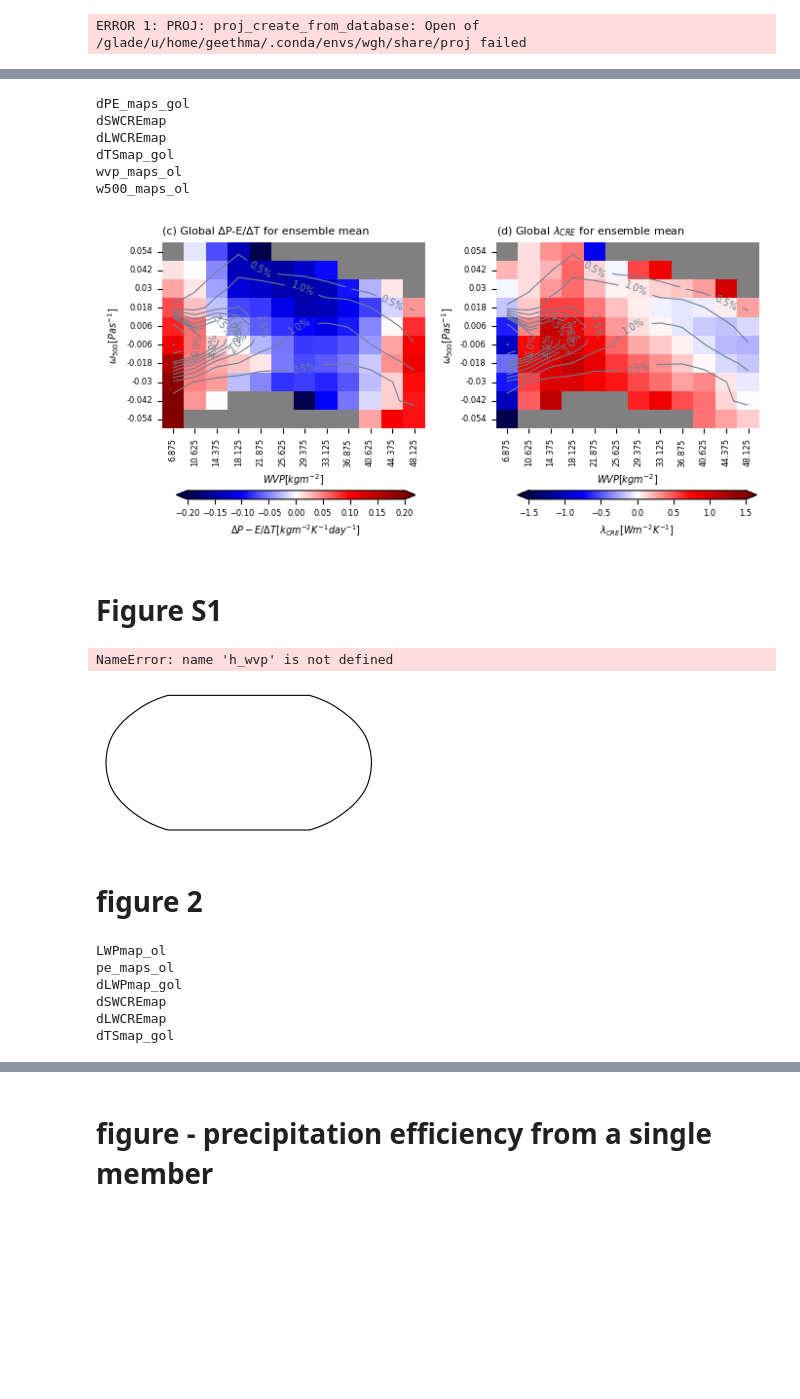
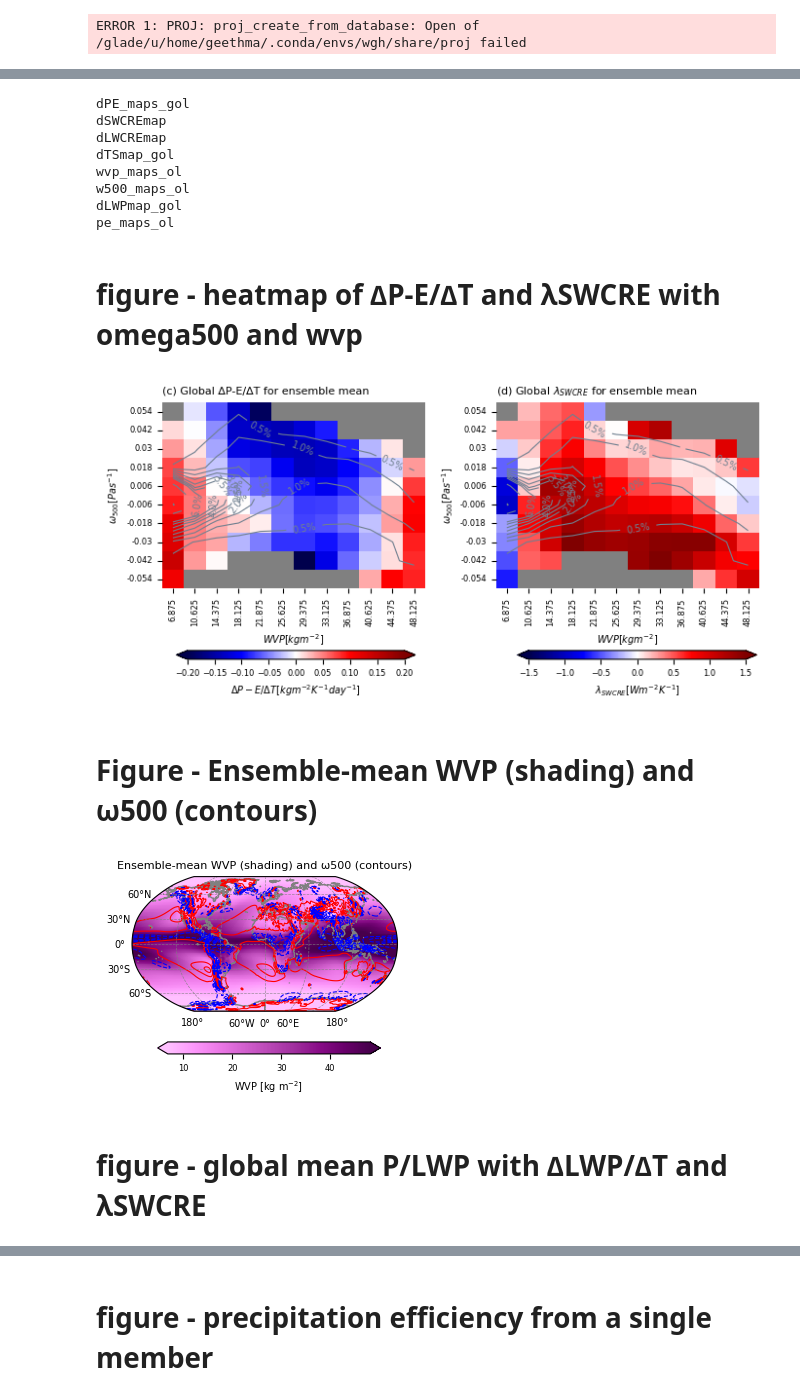
Before and after one commit to wgh-private/globalFB_precipeff, a Jupyter notebook: finalwork.ipynb, the cells around one changed output, grey strips where cells are left out. Saved outputs shown, nothing was run; the diff lists cells and outputs as text; code cells hidden in the pictures; blank space fills up the shorter version.

```diff
--- a/finalwork.ipynb
+++ b/finalwork.ipynb
@@ -41,5 +41,5 @@ tick_fontsize = 6
 # %%
-var_list = ['dPE_maps_gol', 'dSWCREmap', 'dLWCREmap', 'dTSmap_gol', 'wvp_maps_ol', 'w500_maps_ol']
+var_list = ['dPE_maps_gol', 'dSWCREmap', 'dLWCREmap', 'dTSmap_gol', 'wvp_maps_ol', 'w500_maps_ol', 'dLWPmap_gol', 'pe_maps_ol']
 var_dict = {var: load_xarray(var) for var in var_list}
 
 ### Select only common runs for all datasets
@@ -57,5 +57,10 @@ dLWCREmap
 dTSmap_gol
 wvp_maps_ol
 w500_maps_ol
+dLWPmap_gol
+pe_maps_ol
+# %%
+dGMT = lat_weight_mean(var_dict['dTSmap_gol'])[0]
 # %%
-totdCRE_g = (var_dict['dLWCREmap']+var_dict['dSWCREmap'])/var_dict['dTSmap_gol']
+# totdCRE_g = (var_dict['dLWCREmap']+var_dict['dSWCREmap'])/var_dict['dTSmap_gol']
+totdCRE_g = (var_dict['dSWCREmap'])/dGMT  #[Wm-2K-1]
@@ -62,3 +69,3 @@ totdCRE_g = (var_dict['dLWCREmap']+var_dict['dSWCREmap'])/var_dict['dTSmap_gol']
 # %%
-dPE_p = var_dict['dPE_maps_gol']*86400/var_dict['dTSmap_gol']
+dPE_p = var_dict['dPE_maps_gol']*86400/dGMT  #[kgm-2day-1K-1]
 # %%
@@ -68,3 +93,5 @@ w500_g = var_dict['w500_maps_ol']
+# %% [markdown]
+# figure - heatmap of ∆P-E/∆T and λSWCRE with omega500 and wvp
 # %%
 'get the 2D binned statistic'
 ### get the 2D binned statistic
@@ -209,38 +236,38 @@ sns.heatmap(
 # Overlay contours
 X, Y = np.meshgrid(np.arange(density_percentage.shape[1]), np.arange(density_percentage.shape[0]))
 contour = ax[1].contour(
     X + 0.5, Y + 0.5, density_percentage,
     levels=contour_levels,
     colors='slategrey', linewidths=0.8
 )
 ax[1].clabel(contour, fmt="%.1f%%", inline=True, fontsize=label_fontsize)
 
 # Labels and title
 ax[1].set_xlabel('$WVP [kgm^{-2}]$', fontsize=label_fontsize)
 ax[1].set_ylabel('$\omega_{500}[Pas^{-1}]$', fontsize=label_fontsize)
-ax[1].set_title('(d) Global $\lambda_{CRE}$ for ensemble mean', loc='left', fontsize=title_fontsize)
+ax[1].set_title('(d) Global $\lambda_{SWCRE}$ for ensemble mean', loc='left', fontsize=title_fontsize)
 ax[1].tick_params(axis='both', labelsize=tick_fontsize)
 
 # Manually place colorbar for ax[0]
 cax0 = fig.add_axes([0.125, 0.01, 0.35, 0.03])  # [left, bottom, width, height]
 cb0 = fig.colorbar(ax[0].collections[0], cax=cax0, orientation='horizontal', extend='both')
 cb0.set_label('$\Delta P-E/ \Delta T [kgm^{-2}K^{-1}day^{-1}]$', fontsize=label_fontsize)
 cb0.ax.tick_params(labelsize=tick_fontsize)
 
 # Manually place colorbar for ax[1]
 cax1 = fig.add_axes([0.625, 0.01, 0.35, 0.03])
 cb1 = fig.colorbar(ax[1].collections[0], cax=cax1, orientation='horizontal', extend='both')
-cb1.set_label('$\lambda_{CRE} [Wm^{-2}K^{-1}]$', fontsize=label_fontsize)
+cb1.set_label('$\lambda_{SWCRE} [Wm^{-2}K^{-1}]$', fontsize=label_fontsize)
 cb1.ax.tick_params(labelsize=tick_fontsize)
 
 plt.tight_layout()
 plt.savefig('final_figures/heatmap.png',
             bbox_inches='tight', facecolor='white', dpi=500)
 plt.show()
 # %% [output]
-[figure, old version]
+[figure, new version]
 # %% [markdown]
-# Figure S1
+# Figure - Ensemble-mean WVP (shading) and ω500 (contours)
 # %%
 pr_cmap = (LinearSegmentedColormap.from_list('pr_cmap', themes.palettes.Sequential.purples)).reversed()
 # %%
@@ -291,42 +318,6 @@ ax.set_title('Ensemble-mean WVP (shading) and ω500 (contours)', fontsize=title_
 plt.savefig('final_figures/wvp_omega_map.png', bbox_inches='tight', dpi=500, facecolor='white')
 plt.show()
 # %% [output]
-NameError: name 'h_wvp' is not defined
-[figure, old version]
+[figure, new version]
 # %% [markdown]
-# figure 2
+# figure - global mean P/LWP with ∆LWP/∆T and λSWCRE
-# %%
-# file = np.load('/glade/campaign/uwyo/wyom0124/variables_filtered/pe.npz')
-# PE_g_mean = xr.DataArray(file['data'], dims=['runs'], coords={'runs':file['runs']})  # [s-1]
-
-var_list = ['LWPmap_ol', 'pe_maps_ol', 'dLWPmap_gol', 'dSWCREmap', 'dLWCREmap', 'dTSmap_gol']
-var_dict = {var: load_xarray(var) for var in var_list}
-
-### Select only common runs for all datasets
-var_keys = list(var_dict.keys())
-common_members = var_dict[var_keys[0]]["runs"].values
-for name in var_keys:
-    print(name)
-    common_members = np.intersect1d(common_members, var_dict[name]["runs"].values)
-
-var_dict = {name: ds.sel(runs=common_members) for name, ds in var_dict.items()}
-
-totdCRE_g = (var_dict['dLWCREmap']+var_dict['dSWCREmap'])/var_dict['dTSmap_gol']
-# common_members = np.intersect1d(PE_g_mean['runs'], totdCRE_g['runs'])
-# totdCRE_g = totdCRE_g.sel(runs=common_members)
-PE_g_mean = totdCRE_g.copy()
-# PE_g_mean = PE_g_mean.sel(runs=common_members)
-dVAR_map_o = [var_dict['dLWPmap_gol'].data/var_dict['dTSmap_gol'].data, totdCRE_g.data]
-dVAR_map_o = np.array(dVAR_map_o)
-dVar_name = ['∆LWP/∆T', 'λ$_{CRE}$']
-
-grad = [PE_g_mean.data]
-grad = np.array(grad)
-grad_name = ['P/LWP']
-# %% [output]
-LWPmap_ol
-pe_maps_ol
-dLWPmap_gol
-dSWCREmap
-dLWCREmap
-dTSmap_gol
```
Also changed, not shown: parts of 67 cells of this notebook.
